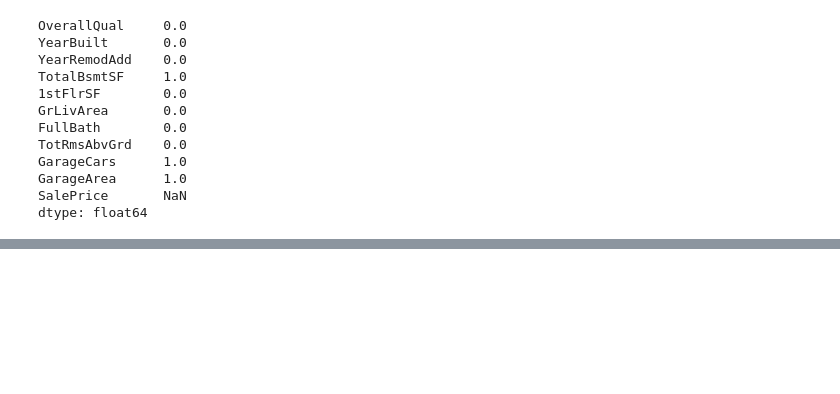
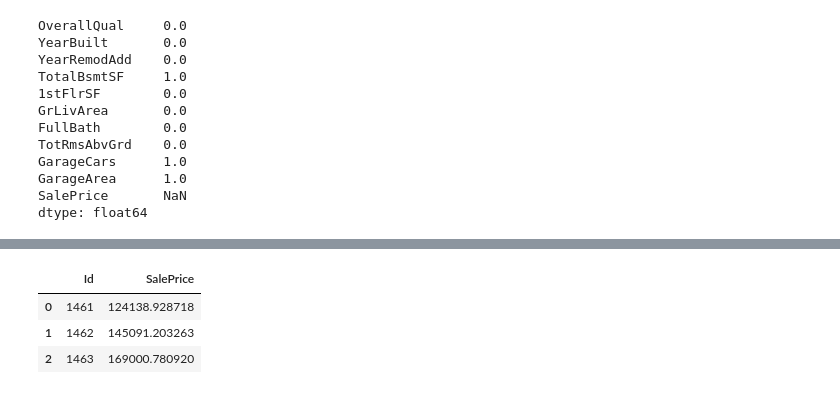
Before and after one commit to ineed-coffee/multicampus-AI-engineering, a Jupyter notebook: AI 학습을 위한 데이터 가공 및 시각화/20.09.25/test0925-2.ipynb, the cells around one changed output, grey strips where cells are left out. Cells and saved outputs as stored; diff of their text form; code cells hidden in the pictures; blank space fills up the shorter version.

```diff
--- a/AI 학습을 위한 데이터 가공 및 시각화/20.09.25/test0925-2.ipynb
+++ b/AI 학습을 위한 데이터 가공 및 시각화/20.09.25/test0925-2.ipynb
@@ -92,6 +76,8 @@ dtype: float64
 # %%
 test.GarageArea.fillna(test.GarageArea.median(),inplace=True)
 
-prob = (test.GarageCars.value_counts()/len(test)).to_list()
-test.GarageCars.fillna(round(xTest.GarageCars.mean()),inplace=True)
-test.TotalBsmtSF.fillna(round(xTest.TotalBsmtSF.mean()),inplace=True)
+arr = test.GarageCars.value_counts().index.to_list()
+prob = (test.GarageCars.value_counts()/(len(test)-1)).copy().to_list()
+test.GarageCars.fillna(np.random.choice(arr,1,p=prob).item(),inplace=True)
+
+test.TotalBsmtSF.fillna(test.TotalBsmtSF.median(),inplace=True)
@@ -169,0 +181,11 @@ submit.to_csv('houseprice.csv',index=False)
+# %%
+prediction = model.predict(test)
+sample = pd.read_csv(filepath+'sample_submission.csv')
+sample['SalePrice']=prediction
+sample.to_csv('houseprice.csv',index=False)
+sample.head(3)
+# %% [output]
+|  | Id | SalePrice |
+| 0 | 1461 | 124138.928718 |
+| 1 | 1462 | 145091.203263 |
+| 2 | 1463 | 169000.780920 |
```
Also changed, not shown: parts of 20 cells of this notebook, 1 other file.
